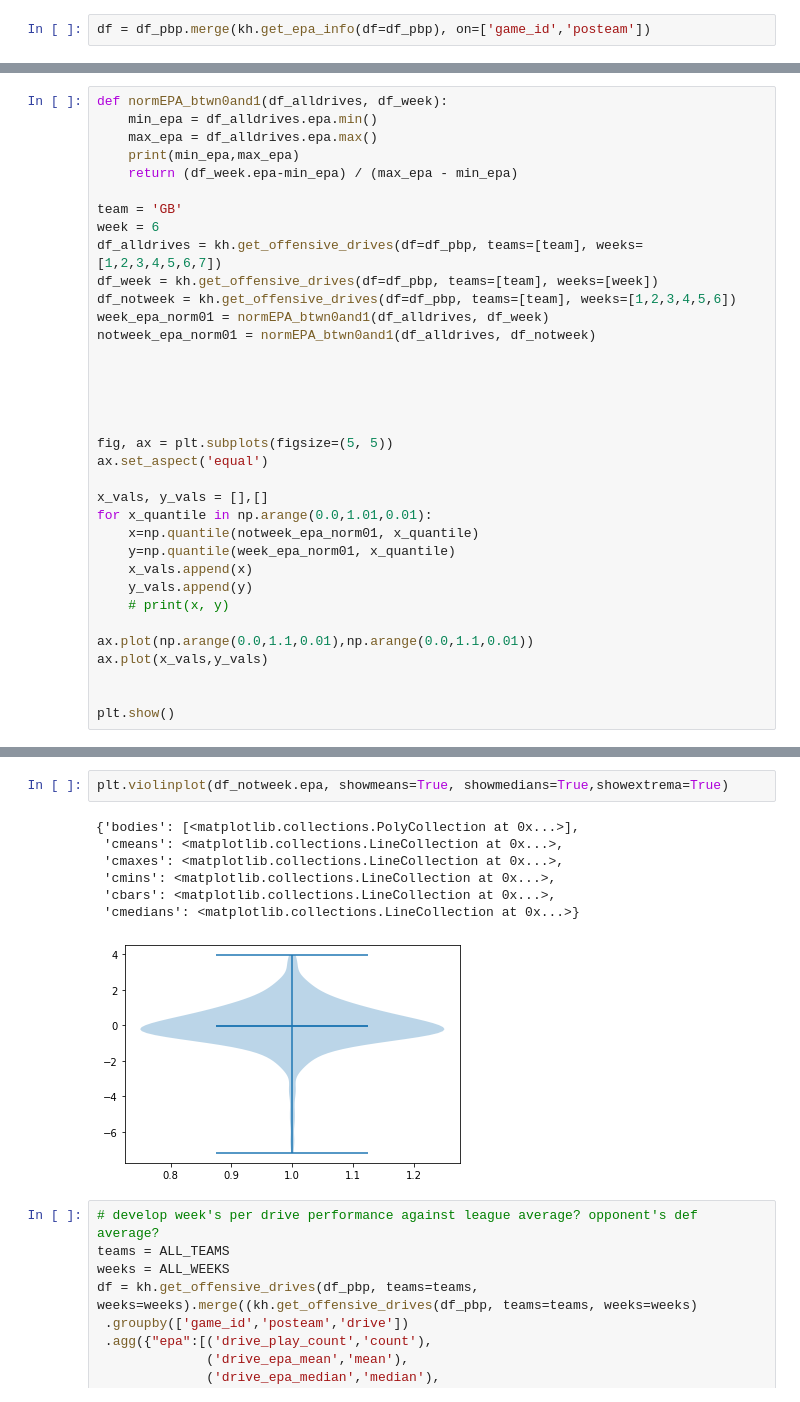
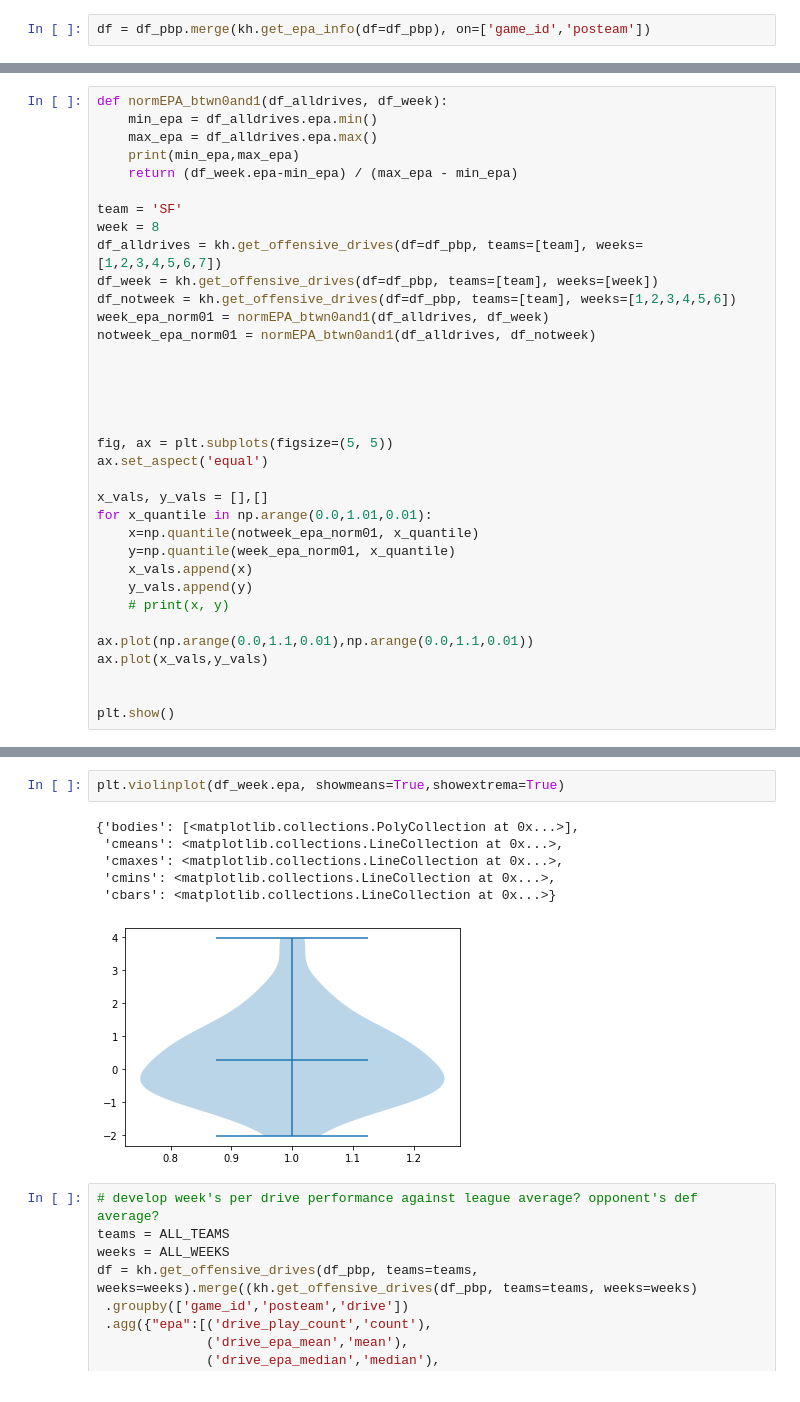
Before and after one commit to keeganheilman/nfl-charts, a Jupyter notebook: explosive_ratio.ipynb, the cells around one changed output, grey strips where cells are left out. Cells and saved outputs as stored; diff of their text form.

```diff
--- a/explosive_ratio.ipynb
+++ b/explosive_ratio.ipynb
@@ -346,8 +347,8 @@ def normEPA_btwn0and1(df_alldrives, df_week):
     print(min_epa,max_epa)
     return (df_week.epa-min_epa) / (max_epa - min_epa)
 
-team = 'GB'
-week = 6
+team = 'SF'
+week = 8
 df_alldrives = kh.get_offensive_drives(df=df_pbp, teams=[team], weeks=[1,2,3,4,5,6,7])
 df_week = kh.get_offensive_drives(df=df_pbp, teams=[team], weeks=[week])
 df_notweek = kh.get_offensive_drives(df=df_pbp, teams=[team], weeks=[1,2,3,4,5,6])
@@ -381,13 +382,12 @@ plt.show()
 # %%
-plt.violinplot(df_notweek.epa, showmeans=True, showmedians=True,showextrema=True)
+plt.violinplot(df_week.epa, showmeans=True,showextrema=True)
 # %% [output]
 {'bodies': [<matplotlib.collections.PolyCollection at 0x...>],
  'cmeans': <matplotlib.collections.LineCollection at 0x...>,
  'cmaxes': <matplotlib.collections.LineCollection at 0x...>,
  'cmins': <matplotlib.collections.LineCollection at 0x...>,
- 'cbars': <matplotlib.collections.LineCollection at 0x...>,
- 'cmedians': <matplotlib.collections.LineCollection at 0x...>}
+ 'cbars': <matplotlib.collections.LineCollection at 0x...>}
-[figure, old version]
+[figure, new version]
 # %%
 # develop week's per drive performance against league average? opponent's def average?
 teams = ALL_TEAMS
```
Also changed, not shown: parts of 12 cells of this notebook.
